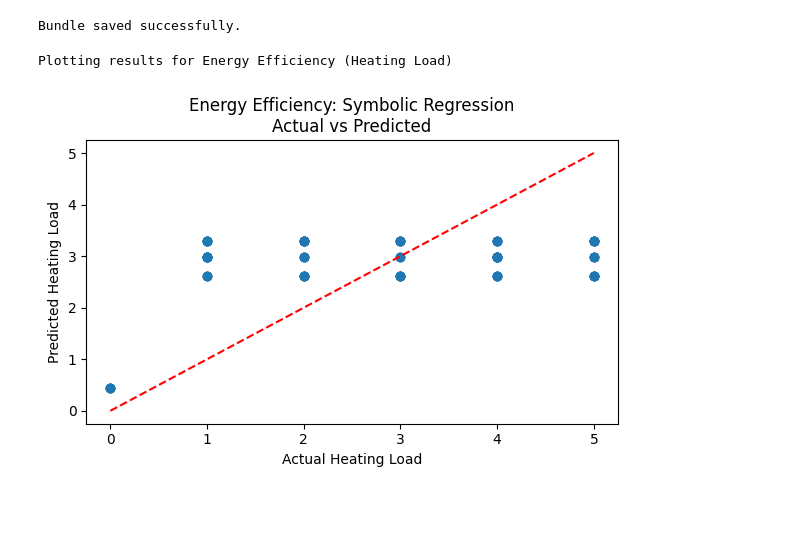
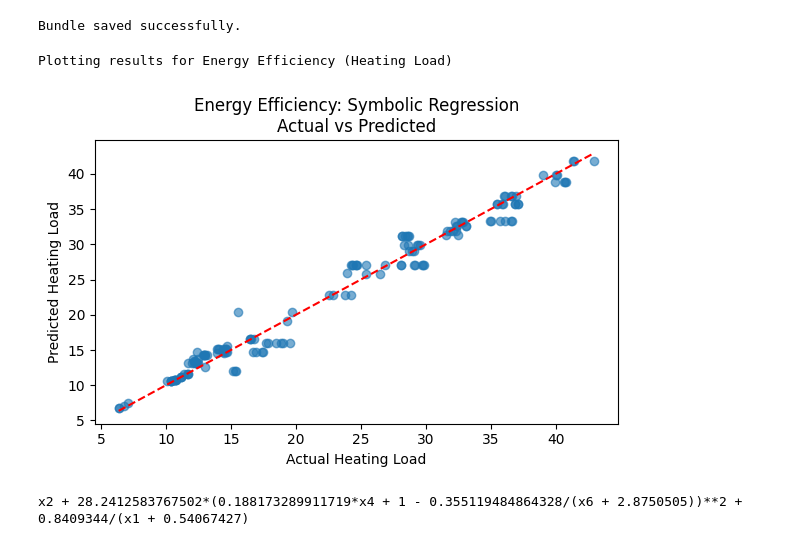
Before and after one commit to Venkata-Vignan/Symbolic_Regression, a Jupyter notebook: SR.ipynb, the cells around one changed output. Saved outputs shown, nothing was run; the diff lists cells and outputs as text; code cells hidden in the pictures; blank space fills up the shorter version.

```diff
--- a/SR.ipynb
+++ b/SR.ipynb
@@ -163,26 +198,28 @@ PyCall is installed and built successfully.
 # %%
 from pysr import PySRRegressor
-from sklearn.metrics import r2_score, mean_squared_error, mean_absolute_error
 
 print("\n===================================")
 print("Training Symbolic Regression for Energy Efficiency (Heating Load)")
 print("===================================")
 
-# Define SR model
+# Use preprocessed SR variables
+# (Already converted to numpy in preprocessing)
+# X_train_sr, y_train_sr are ready to use
+
 sr_model = PySRRegressor(
-    niterations=800,                 # moderate search depth
-    populations=15,
-    population_size=40,
-    maxsize=10,                      # control complexity
-    binary_operators=["+", "-", "*"],
-    unary_operators=["square"],      # useful for physics-like terms
-    model_selection="best",
-    random_state=42,
-    verbosity=1
+    niterations=1500,
+    populations=20,
+    population_size=50,
+    maxsize=20,
+    binary_operators=["+", "-", "*", "/"],
+    unary_operators=["square", "sqrt"],
+    parsimony=1e-4,
+    verbosity=1,
+    random_state=42
 )
 
-# Train
-sr_model.fit(X_train, y_train)
+# Train model
+sr_model.fit(X_train_sr, y_train_sr)
 
 print("\nBest symbolic equation found:")
 print(sr_model.get_best())
@@ -290,34 +349,42 @@ Bundle saved successfully.
 # %%
 import pickle
 import matplotlib.pyplot as plt
 import numpy as np
 
 print("\nPlotting results for Energy Efficiency (Heating Load)")
 
-# Load bundle
+# Load saved symbolic regression bundle
 with open("sr_bundle_energy_heating.pkl", "rb") as f:
     obj = pickle.load(f)
 
-model = obj["model"]
+sr_model = obj["model"]
 
-# Predict
-y_pred = model.predict(X_test)
+# Predict using SR test data
+y_pred = sr_model.predict(X_test_sr)
 
+# ----------------------------------
 # Plot Actual vs Predicted
+# ----------------------------------
 plt.figure(figsize=(6, 4))
-plt.scatter(y_test, y_pred, alpha=0.6)
+plt.scatter(y_test_sr, y_pred, alpha=0.6)
 
 # Perfect prediction reference line
-min_val = min(y_test.min(), y_pred.min())
-max_val = max(y_test.max(), y_pred.max())
+min_val = min(y_test_sr.min(), y_pred.min())
+max_val = max(y_test_sr.max(), y_pred.max())
 
 plt.plot([min_val, max_val], [min_val, max_val], "r--")
 
 plt.xlabel("Actual Heating Load")
 plt.ylabel("Predicted Heating Load")
 plt.title("Energy Efficiency: Symbolic Regression\nActual vs Predicted")
 plt.tight_layout()
 plt.show()
 # %% [output]
 Plotting results for Energy Efficiency (Heating Load)
-[figure, old version]
+[figure, new version]
+# %%
+
+best_eq = sr_model.get_best()["sympy_format"]
+print(best_eq)
+# %% [output]
+x2 + 28.2412583767502*(0.188173289911719*x4 + 1 - 0.355119484864328/(x6 + 2.8750505))**2 + 0.8409344/(x1 + 0.54067427)
```
Also changed, not shown: parts of 7 cells of this notebook, 7 other files.
